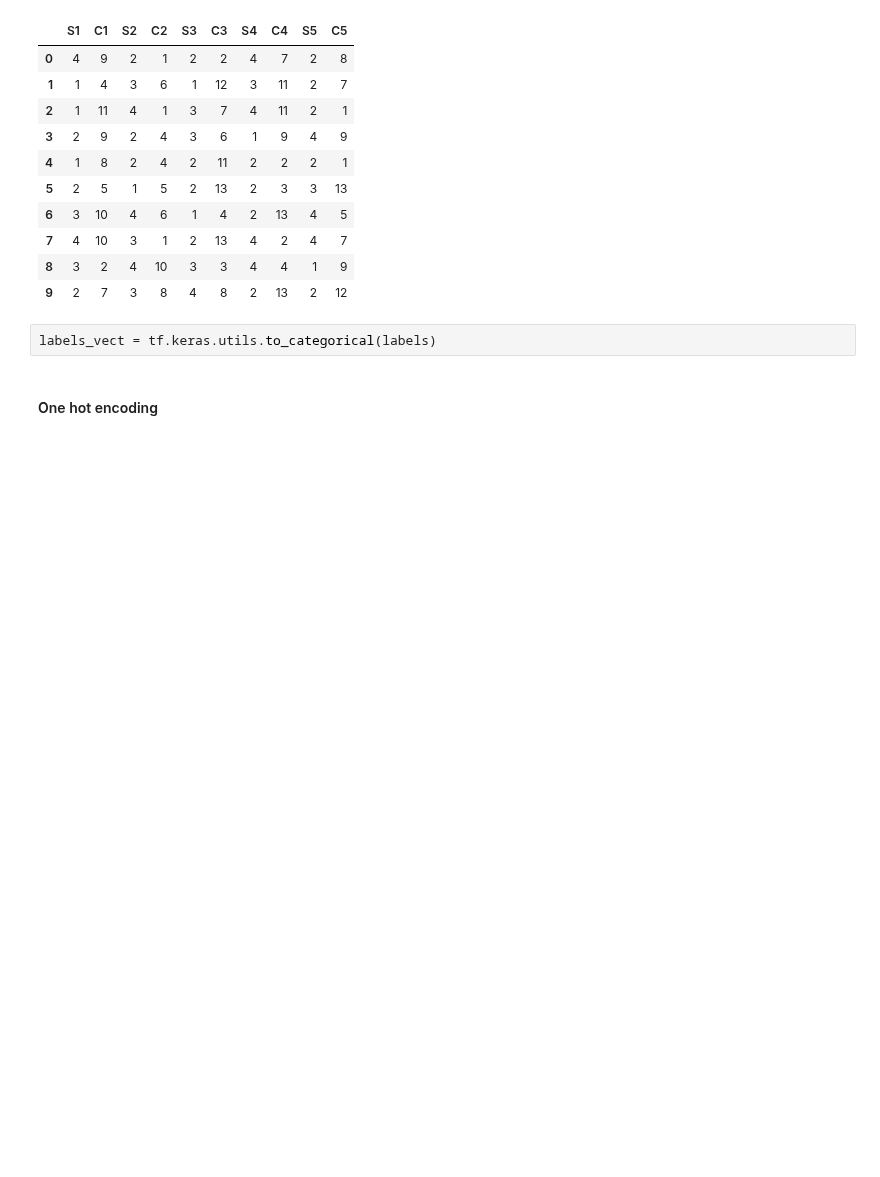
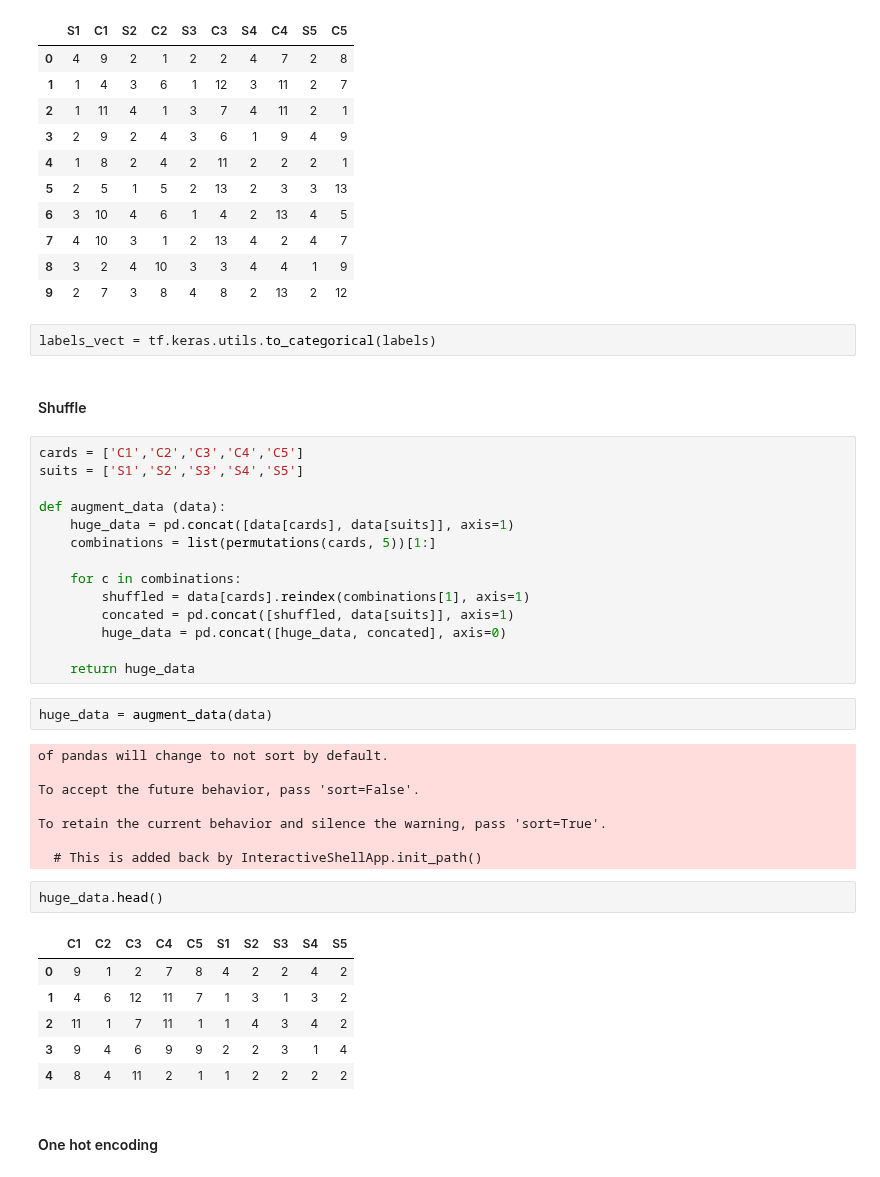
Before and after one commit to iPhaeton/kaggle-poker, a Jupyter notebook: Index_hotencode_sort.ipynb, the cells around one changed output. Drawn from its saved outputs; the diff is of its cells as text; blank space fills up the shorter version.

```diff
--- a/Index_hotencode_sort.ipynb
+++ b/Index_hotencode_sort.ipynb
@@ -91,6 +92,41 @@ data[0:10]
 | 9 | 2 | 7 | 3 | 8 | 4 | 8 | 2 | 13 | 2 | 12 |
 # %%
 labels_vect = tf.keras.utils.to_categorical(labels)
+# %% [markdown]
+#### Shuffle
+# %%
+cards = ['C1','C2','C3','C4','C5']
+suits = ['S1','S2','S3','S4','S5']
+
+def augment_data (data):
+    huge_data = pd.concat([data[cards], data[suits]], axis=1)
+    combinations = list(permutations(cards, 5))[1:]
+
+    for c in combinations:
+        shuffled = data[cards].reindex(combinations[1], axis=1)
+        concated = pd.concat([shuffled, data[suits]], axis=1)
+        huge_data = pd.concat([huge_data, concated], axis=0)
+
+    return huge_data
+# %%
+huge_data = augment_data(data)
+# %% [output]
+of pandas will change to not sort by default.
+
+To accept the future behavior, pass 'sort=False'.
+
+To retain the current behavior and silence the warning, pass 'sort=True'.
+
+  # This is added back by InteractiveShellApp.init_path()
+# %%
+huge_data.head()
+# %% [output]
+|  | C1 | C2 | C3 | C4 | C5 | S1 | S2 | S3 | S4 | S5 |
+| 0 | 9 | 1 | 2 | 7 | 8 | 4 | 2 | 2 | 4 | 2 |
+| 1 | 4 | 6 | 12 | 11 | 7 | 1 | 3 | 1 | 3 | 2 |
+| 2 | 11 | 1 | 7 | 11 | 1 | 1 | 4 | 3 | 4 | 2 |
+| 3 | 9 | 4 | 6 | 9 | 9 | 2 | 2 | 3 | 1 | 4 |
+| 4 | 8 | 4 | 11 | 2 | 1 | 1 | 2 | 2 | 2 | 2 |
 # %% [markdown]
 #### One hot encoding
 # %%
```
Also changed, not shown: parts of 3 cells of this notebook, 1 other file.
